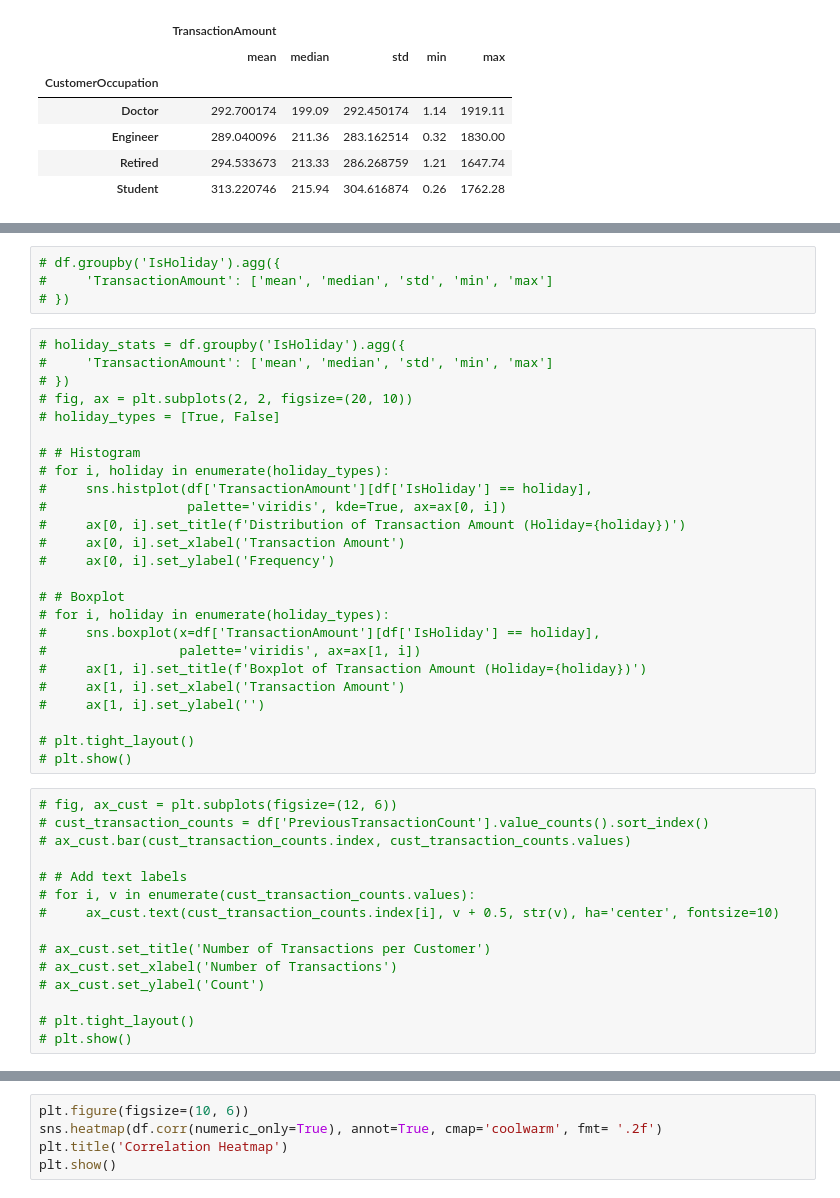
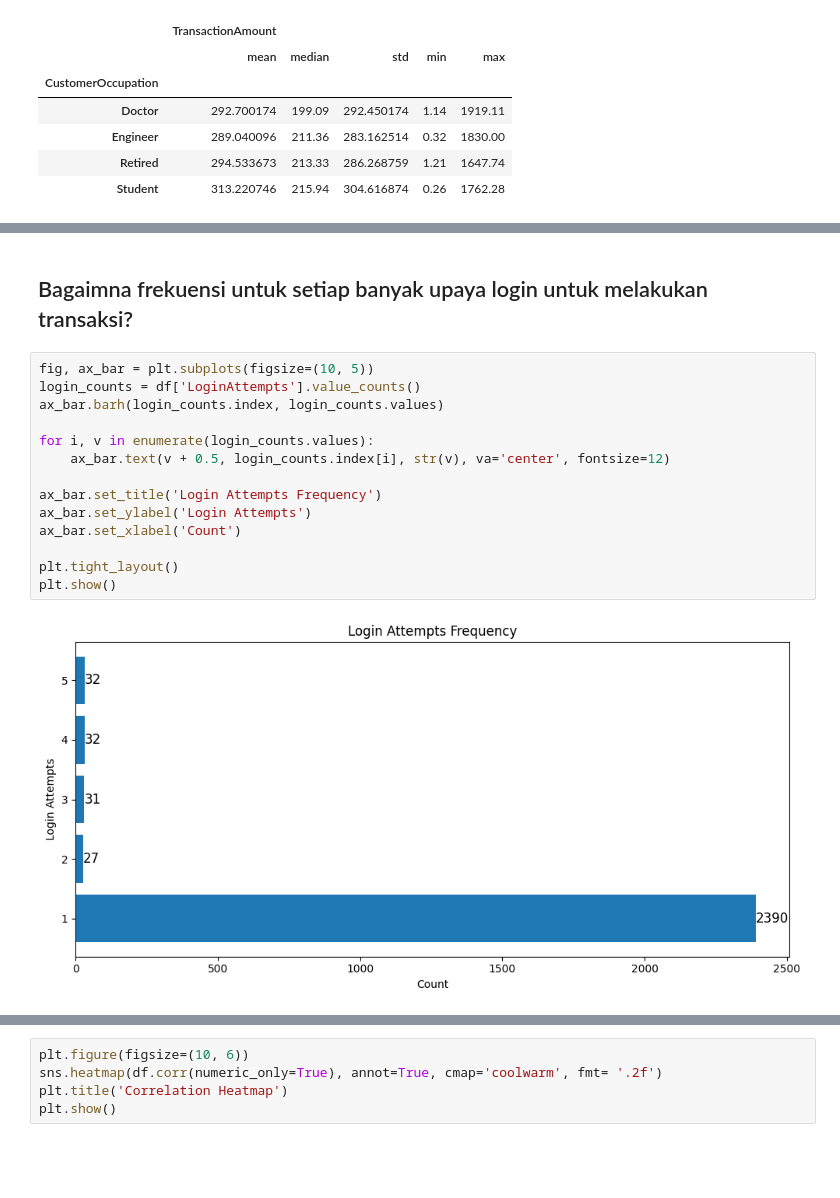
Before and after one commit to hayhalo/Project-Akhir-Belajar-ML-untuk-Pemula, a Jupyter notebook: [Clustering]_Submission_Akhir_BMLP_Muhammad Husni Zahran Nugrahanto.ipynb, the cells around one changed output, grey strips where cells are left out. Cells and saved outputs as stored; diff of their text form; blank space fills up the shorter version.

```diff
--- a/[Clustering]_Submission_Akhir_BMLP_Muhammad Husni Zahran Nugrahanto.ipynb
+++ b/[Clustering]_Submission_Akhir_BMLP_Muhammad Husni Zahran Nugrahanto.ipynb
@@ -370,45 +381,19 @@ Passing `palette` without assigning `hue` is deprecated and will be removed in v
 [figure]
-# %%
-# df.groupby('IsHoliday').agg({
-#     'TransactionAmount': ['mean', 'median', 'std', 'min', 'max']
-# })
-# %%
-# holiday_stats = df.groupby('IsHoliday').agg({
-#     'TransactionAmount': ['mean', 'median', 'std', 'min', 'max']
-# })
-# fig, ax = plt.subplots(2, 2, figsize=(20, 10))
-# holiday_types = [True, False]
-
-# # Histogram
-# for i, holiday in enumerate(holiday_types):
-#     sns.histplot(df['TransactionAmount'][df['IsHoliday'] == holiday],
-#                  palette='viridis', kde=True, ax=ax[0, i])
-#     ax[0, i].set_title(f'Distribution of Transaction Amount (Holiday={holiday})')
-#     ax[0, i].set_xlabel('Transaction Amount')
-#     ax[0, i].set_ylabel('Frequency')
-
-# # Boxplot
-# for i, holiday in enumerate(holiday_types):
-#     sns.boxplot(x=df['TransactionAmount'][df['IsHoliday'] == holiday],
-#                 palette='viridis', ax=ax[1, i])
-#     ax[1, i].set_title(f'Boxplot of Transaction Amount (Holiday={holiday})')
-#     ax[1, i].set_xlabel('Transaction Amount')
-#     ax[1, i].set_ylabel('')
-
-# plt.tight_layout()
-# plt.show()
+# %% [markdown]
+## Bagaimna frekuensi untuk setiap banyak upaya login untuk melakukan transaksi?
 # %%
-# fig, ax_cust = plt.subplots(figsize=(12, 6))
-# cust_transaction_counts = df['PreviousTransactionCount'].value_counts().sort_index()
-# ax_cust.bar(cust_transaction_counts.index, cust_transaction_counts.values)
+fig, ax_bar = plt.subplots(figsize=(10, 5))
+login_counts = df['LoginAttempts'].value_counts()
+ax_bar.barh(login_counts.index, login_counts.values)
 
-# # Add text labels
-# for i, v in enumerate(cust_transaction_counts.values):
-#     ax_cust.text(cust_transaction_counts.index[i], v + 0.5, str(v), ha='center', fontsize=10)
+for i, v in enumerate(login_counts.values):
+    ax_bar.text(v + 0.5, login_counts.index[i], str(v), va='center', fontsize=12)
 
-# ax_cust.set_title('Number of Transactions per Customer')
-# ax_cust.set_xlabel('Number of Transactions')
-# ax_cust.set_ylabel('Count')
+ax_bar.set_title('Login Attempts Frequency')
+ax_bar.set_ylabel('Login Attempts')
+ax_bar.set_xlabel('Count')
 
-# plt.tight_layout()
-# plt.show()
+plt.tight_layout()
+plt.show()
+# %% [output]
+[figure, added]
```
Also changed, not shown: parts of 59 cells of this notebook.
